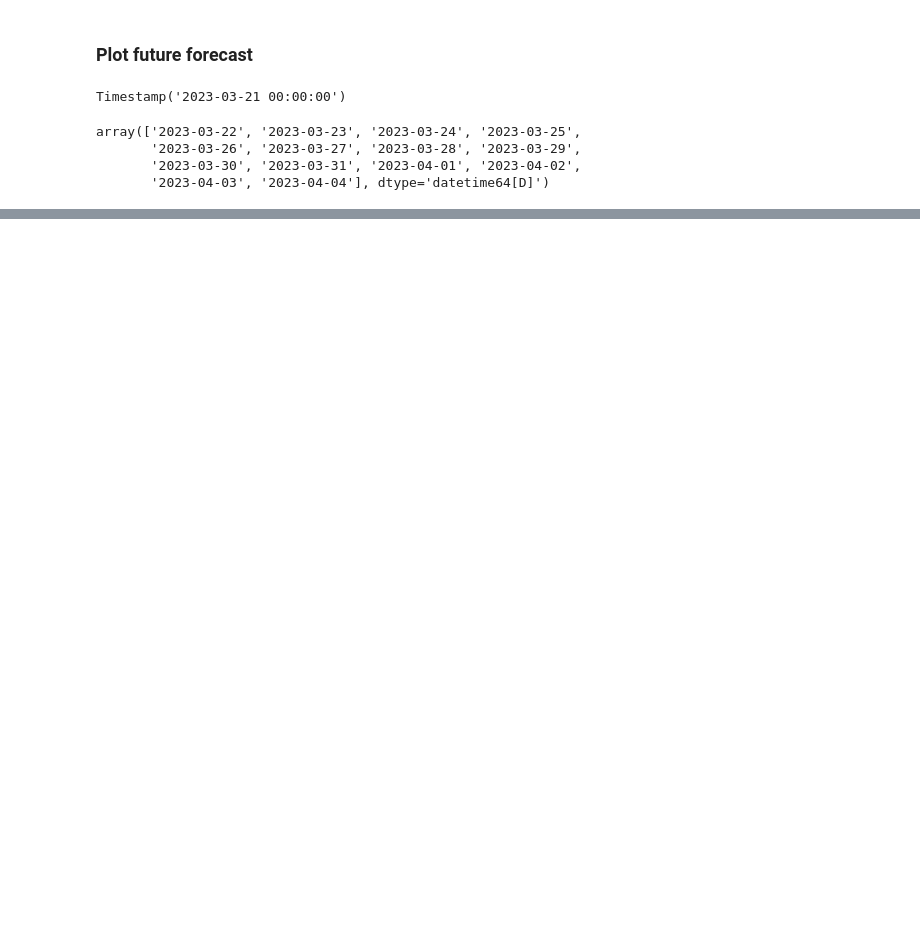
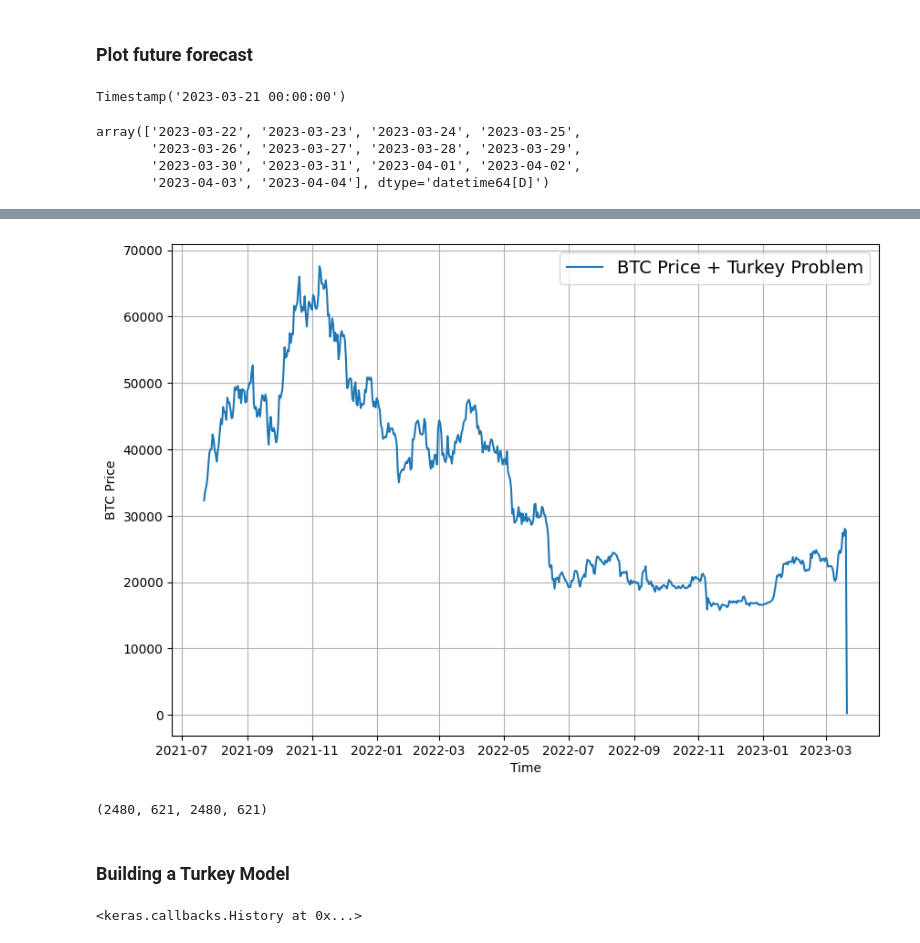
Before and after one commit to SaketMunda/time-series-with-tensorflow, a Jupyter notebook: time_series_with_tensorflow_bitpredict.ipynb, the cells around one changed output, grey strips where cells are left out. Saved outputs shown, nothing was run; the diff lists cells and outputs as text; code cells hidden in the pictures; blank space fills up the shorter version.

Commit message:
model 10 turkey problem and compared the models

```diff
--- a/time_series_with_tensorflow_bitpredict.ipynb
+++ b/time_series_with_tensorflow_bitpredict.ipynb
@@ -2409,0 +2439,6 @@ plot_time_series(next_timesteps, future_forecast, format="-", label="Predicted B
+# %%
+# lets introduce a turkey problem to our BTC data (price BTC falls 100x in one day)
+btc_price_turkey = btc_price.copy()
+btc_price_turkey[-1] = btc_price_turkey[-1]/100
+
+btc_price_turkey[-10:]
@@ -2409,0 +2458,4 @@ plot_time_series(next_timesteps, future_forecast, format="-", label="Predicted B
+# %%
+# get the timesteps for the turkey problem
+btc_timesteps_turkey = np.array(bitcoin_prices.index)
+btc_timesteps_turkey[-10:]
@@ -2409,0 +2469,33 @@ plot_time_series(next_timesteps, future_forecast, format="-", label="Predicted B
+# %%
+plt.figure(figsize=(10,7))
+plot_time_series(timesteps=btc_timesteps_turkey,
+                 values=btc_price_turkey,
+                 format="-",
+                 label="BTC Price + Turkey Problem",
+                 start=2500)
+# %% [output]
+[figure, added]
+# %%
+# Create train and test set for turkey problem data
+full_windows, full_labels = make_windows(np.array(btc_price_turkey), window_size=WINDOW_SIZE, horizon=HORIZON)
+len(full_windows), len(full_labels)
+
+
+X_train, X_test, y_train, y_test = make_train_test_split(full_windows, full_labels)
+len(X_train), len(X_test), len(y_train), len(y_test)
+# %% [output]
+(2480, 621, 2480, 621)
+# %% [markdown]
+### Building a Turkey Model
+# %%
+turkey_model = tf.keras.models.clone_model(model_1)
+turkey_model._name = "model_10_turkey_model"
+turkey_model.compile(loss="mae",
+                     optimizer=tf.keras.optimizers.Adam())
+turkey_model.fit(X_train, y_train,
+                 epochs=100,
+                 verbose=0,
+                 validation_data=(X_test, y_test),
+                 callbacks=[create_model_checkpoint(turkey_model.name)])
+# %% [output]
+<keras.callbacks.History at 0x...>
```
Also changed, not shown: parts of 68 cells of this notebook.
